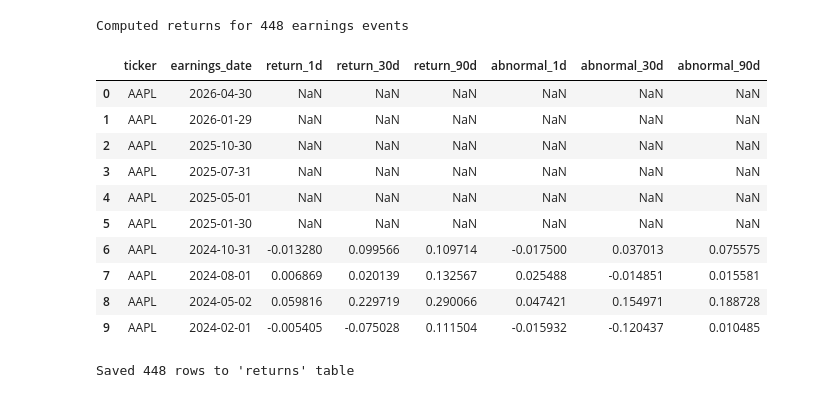
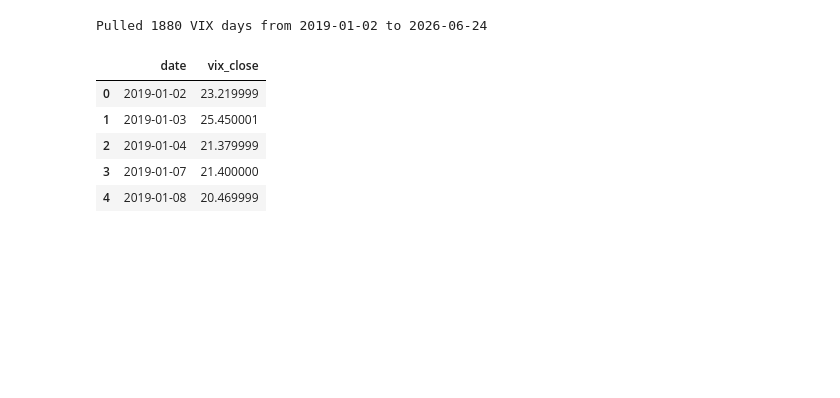
Before and after one commit to SaiKunapuli/earnings-call-analyst, a Jupyter notebook: notebooks/01_pull_prices.ipynb, the cells around one changed output. Cells and saved outputs as stored; diff of their text form; code cells hidden in the pictures; blank space fills up the shorter version.

```diff
--- a/notebooks/01_pull_prices.ipynb
+++ b/notebooks/01_pull_prices.ipynb
@@ -187,52 +185,23 @@ Saved 463 rows to 'earnings' table
-# %%
-# Strip time component so dates match the prices table
-earnings_df['earnings_date'] = pd.to_datetime(earnings_df['earnings_date']).dt.date
-earnings_df['earnings_date'] = pd.to_datetime(earnings_df['earnings_date'])
-
-# Rerun the return calculation
-rows = []
-for _, row in earnings_df.iterrows():
-    if pd.isna(row['reported_eps']):
-        continue
-    date = row['earnings_date']
-    ticker = row['ticker']
-    r1  = get_return(prices, ticker, date, 1)
-    r30 = get_return(prices, ticker, date, 30)
-    r90 = get_return(prices, ticker, date, 90)
-    spy1  = get_return(prices, 'SPY', date, 1)
-    spy30 = get_return(prices, 'SPY', date, 30)
-    spy90 = get_return(prices, 'SPY', date, 90)
-    rows.append({
-        'ticker': ticker,
-        'earnings_date': date,
-        'return_1d': r1,
-        'return_30d': r30,
-        'return_90d': r90,
-        'abnormal_1d':  r1  - spy1  if r1  and spy1  else None,
-        'abnormal_30d': r30 - spy30 if r30 and spy30 else None,
-        'abnormal_90d': r90 - spy90 if r90 and spy90 else None,
-    })
-
-returns_df = pd.DataFrame(rows)
-print(f"Computed returns for {len(returns_df)} earnings events")
-returns_df.head(10)
-# %% [output]
-Computed returns for 448 earnings events
-|  | ticker | earnings_date | return_1d | return_30d | return_90d | abnormal_1d | abnormal_30d | abnormal_90d |
-| 0 | AAPL | 2026-04-30 | NaN | NaN | NaN | NaN | NaN | NaN |
-| 1 | AAPL | 2026-01-29 | NaN | NaN | NaN | NaN | NaN | NaN |
-| 2 | AAPL | 2025-10-30 | NaN | NaN | NaN | NaN | NaN | NaN |
-| 3 | AAPL | 2025-07-31 | NaN | NaN | NaN | NaN | NaN | NaN |
-| 4 | AAPL | 2025-05-01 | NaN | NaN | NaN | NaN | NaN | NaN |
-| 5 | AAPL | 2025-01-30 | NaN | NaN | NaN | NaN | NaN | NaN |
-| 6 | AAPL | 2024-10-31 | -0.013280 | 0.099566 | 0.109714 | -0.017500 | 0.037013 | 0.075575 |
-| 7 | AAPL | 2024-08-01 | 0.006869 | 0.020139 | 0.132567 | 0.025488 | -0.014851 | 0.015581 |
-| 8 | AAPL | 2024-05-02 | 0.059816 | 0.229719 | 0.290066 | 0.047421 | 0.154971 | 0.188728 |
-| 9 | AAPL | 2024-02-01 | -0.005405 | -0.075028 | 0.111504 | -0.015932 | -0.120437 | 0.010485 |
-# %%
-conn = sqlite3.connect("../data/market.db")
-returns_df.to_sql('returns', conn, if_exists='replace', index=False)
-print(f"Saved {len(returns_df)} rows to 'returns' table")
-conn.close()
-# %% [output]
-Saved 448 rows to 'returns' table
+# %%
+# ============================================================================
+# VIX pull — used as a market-regime feature (handles COVID-era volatility).
+# We keep VIX separately (not in `prices`) because it's a vol index, not a stock.
+# ============================================================================
+import yfinance as yf
+
+vix_raw = yf.download('^VIX', start=START_DATE, end=END_DATE,
+                      auto_adjust=True, progress=False)
+vix_df = vix_raw['Close'].reset_index()
+vix_df.columns = ['date', 'vix_close']
+vix_df['date'] = pd.to_datetime(vix_df['date'])
+print(f"Pulled {len(vix_df)} VIX days "
+      f"from {vix_df['date'].min().date()} to {vix_df['date'].max().date()}")
+vix_df.head()
+# %% [output]
+Pulled 1880 VIX days from 2019-01-02 to 2026-06-24
+|  | date | vix_close |
+| 0 | 2019-01-02 | 23.219999 |
+| 1 | 2019-01-03 | 25.450001 |
+| 2 | 2019-01-04 | 21.379999 |
+| 3 | 2019-01-07 | 21.400000 |
+| 4 | 2019-01-08 | 20.469999 |
```
Also changed, not shown: parts of 15 cells of this notebook, 3 other files.
